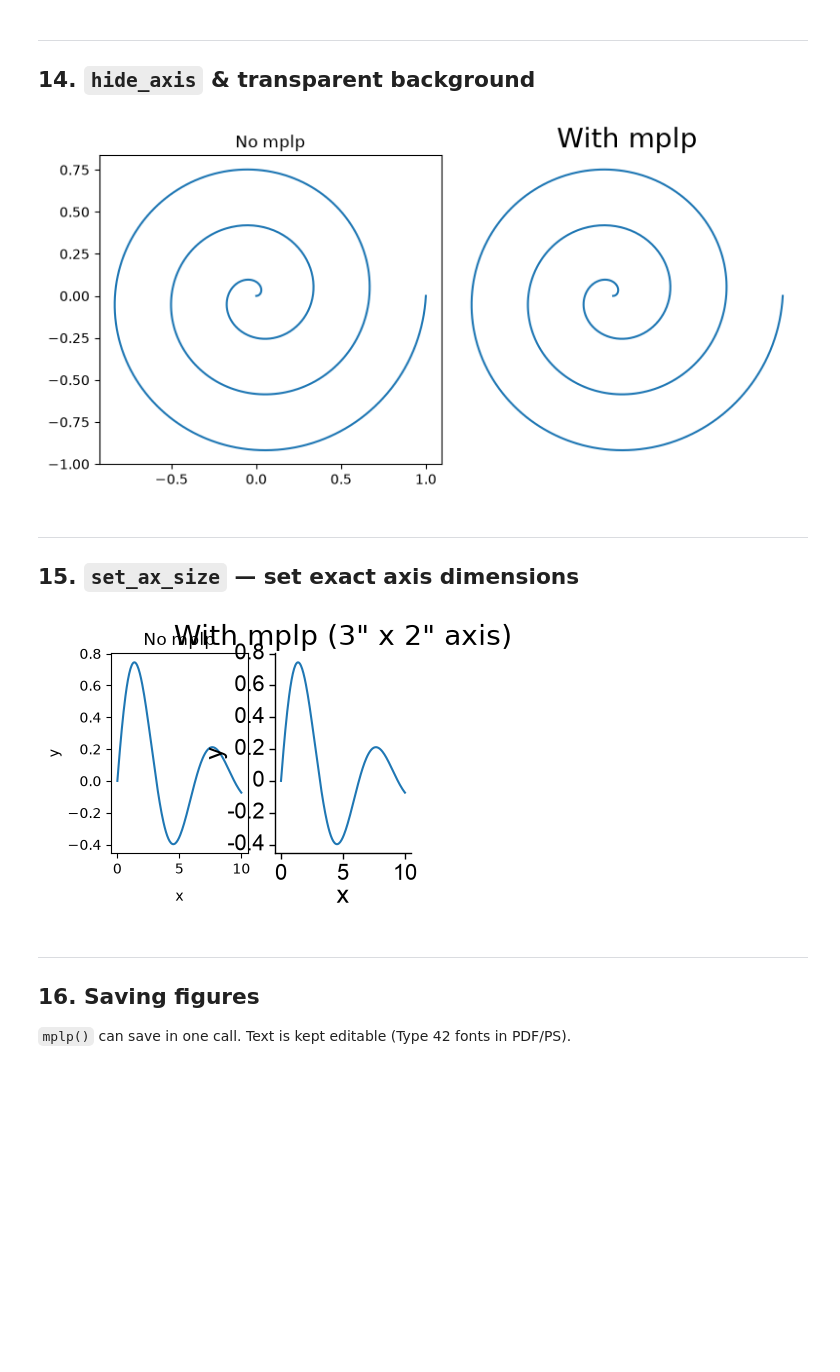
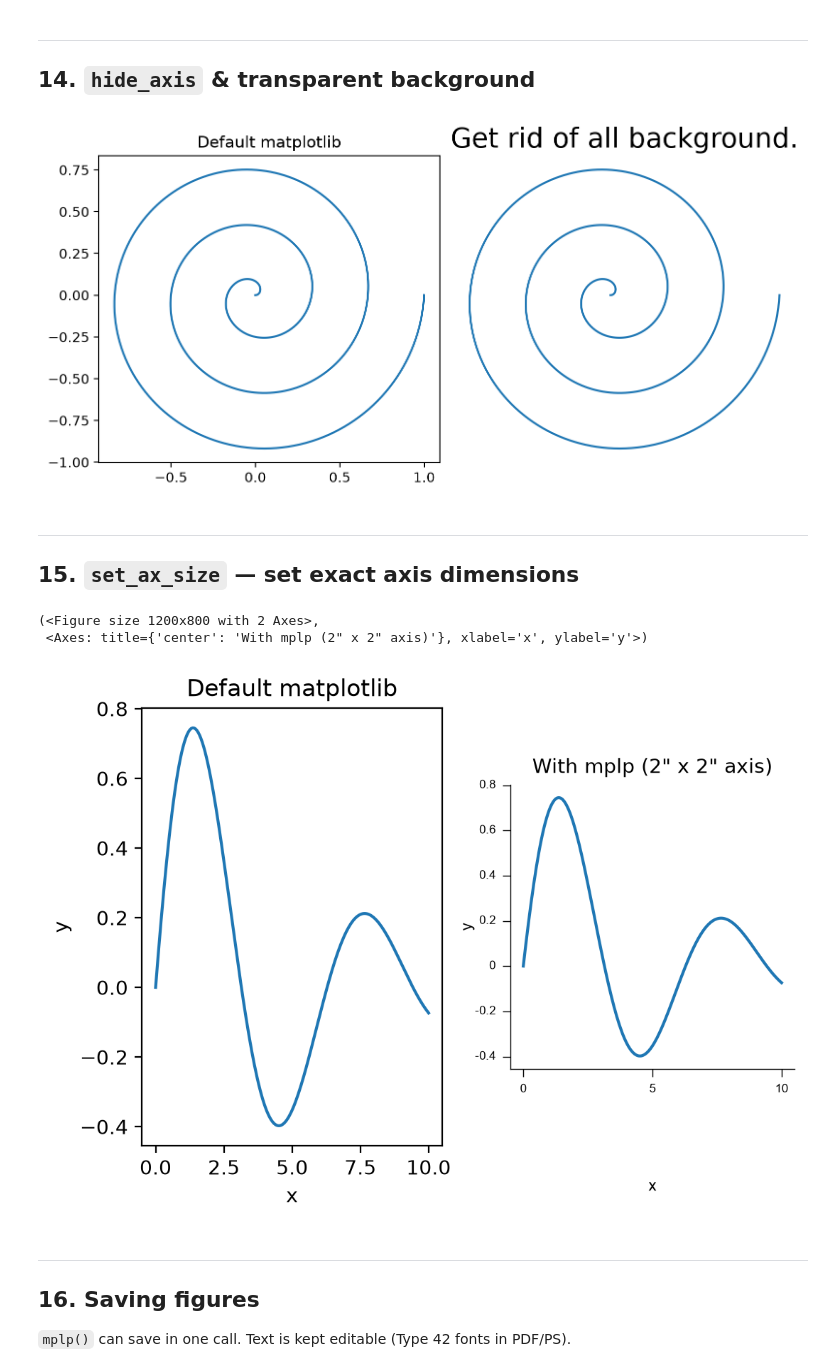
Before and after one commit to m-beau/mplify, a Jupyter notebook: quickstart.ipynb, the cells around one changed output. Saved outputs shown, nothing was run; the diff lists cells and outputs as text; code cells hidden in the pictures; blank space fills up the shorter version.

Commit message:
fixed ax size management

```diff
--- a/quickstart.ipynb
+++ b/quickstart.ipynb
@@ -16,6 +16,9 @@ uv sync
 import numpy as np
 import matplotlib.pyplot as plt
 
+# set retina resolution
+plt.rcParams['figure.dpi'] = 200
+
 # Shared data for many examples
 x = np.linspace(0, 10, 200)
 y = np.sin(x) * np.exp(-x / 5)
@@ -134,7 +136,7 @@ fig2, all_axes2 = plt.subplots(2, 2, figsize=(8, 6))
 # --- After (right 2x2) ---
 for i, ax in enumerate(all_axes2[:, :].flat):
     ax.plot(x, np.sin(x + i))
-    mplp.mplp(ax=ax, xlabel='x', ylabel='y',
+    mplp(ax=ax, xlabel='x', ylabel='y',
               hspace=0.45, wspace=0.4)
 all_axes2[0, 0].set_title('Set grid h and v spacing!', size=20)
 # %% [output]
@@ -402,36 +404,40 @@ for ax in axes:
 
 axes[0].set_title('Default matplotlib')
 
-mplp.mplp(
+mplp(
     ax=axes[1],
     hide_axis=True,
     transparent_background=True,
-    title='With mplp',
+    title='Get rid of all background.',
 )
 
 fig.tight_layout()
 plt.show()
 # %% [output]
-[figure, old version]
+[figure, new version]
 # %% [markdown]
 ---
 ## 15. `set_ax_size` — set exact axis dimensions
 # %%
-fig, axes = plt.subplots(1, 2, figsize=(10, 3.5))
+fig, axes = plt.subplots(1, 2, figsize=(6, 4))
 
 for ax in axes:
     ax.plot(x, y)
     ax.set_xlabel('x')
     ax.set_ylabel('y')
 
 axes[0].set_title('Default matplotlib')
 
-mplp.mplp(ax=axes[1], axsize=(3, 2), xlabel='x', ylabel='y',
-          title='With mplp (3\" x 2\" axis)')
-
-plt.show()
+mplp(ax=axes[1], axsize=(2, 2), xlabel='x', ylabel='y',
+          title_s=10,
+          ticklab_s=6,
+          axlab_s=8,
+          lw=0.5,
+          title='With mplp (2\" x 2\" axis)')
 # %% [output]
+(<Figure size 1200x800 with 2 Axes>,
+ <Axes: title={'center': 'With mplp (2" x 2" axis)'}, xlabel='x', ylabel='y'>)
-[figure, old version]
+[figure, new version]
 # %% [markdown]
 ---
 ## 16. Saving figures
```
Also changed, not shown: parts of 15 cells of this notebook, 2 other files.
